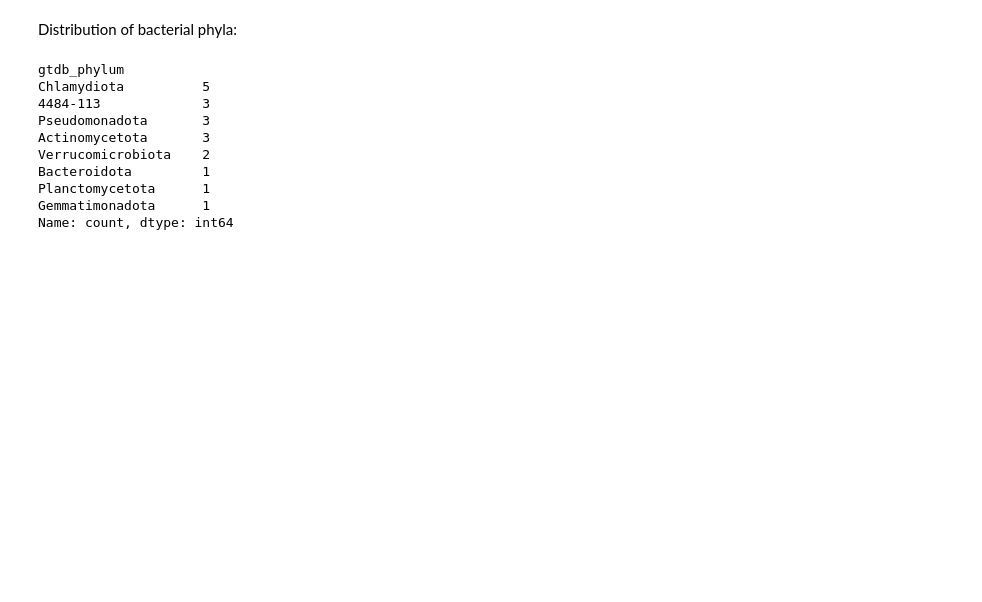
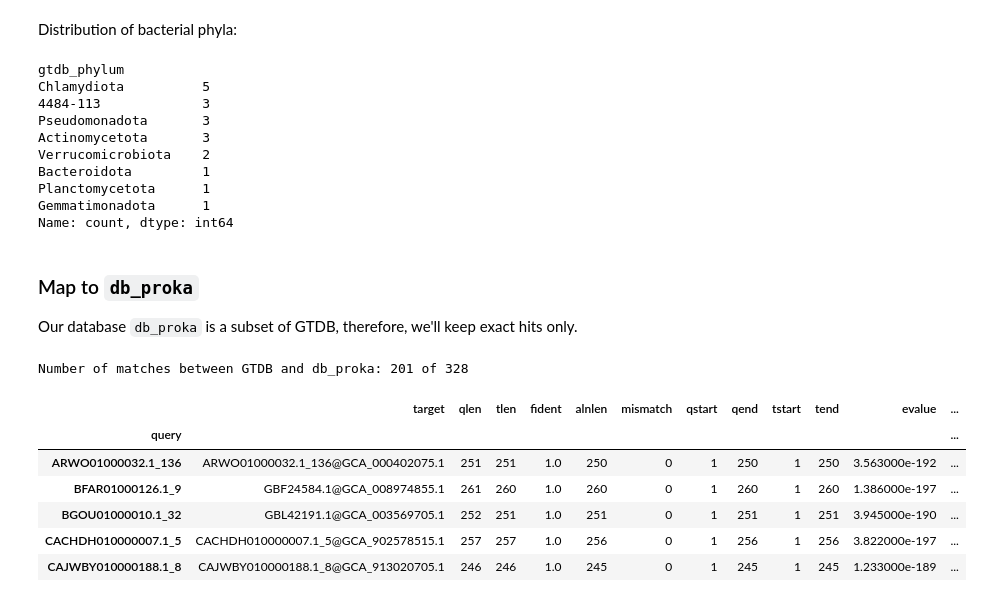
Before and after one commit to Chahrazadt87/AvB, a Jupyter notebook: notebook/homology_search.ipynb, the cells around one changed output. Cells and saved outputs as stored; diff of their text form; code cells hidden in the pictures; blank space fills up the shorter version.

Commit message:
Search output CSV

```diff
--- a/notebook/homology_search.ipynb
+++ b/notebook/homology_search.ipynb
@@ -113,3 +113,46 @@ Bacteroidota         1
 Planctomycetota      1
 Gemmatimonadota      1
 Name: count, dtype: int64
+# %% [markdown]
+### Map to `db_proka`
+
+Our database `db_proka` is a subset of GTDB, therefore, we'll keep exact hits only.
+# %%
+gtdb_to_db_proka = pd.read_csv(
+    data_folder / 'hydrolase_search' / 'gtdb_mapped_to_db_proka.tsv',
+    sep='\t',
+)
+
+gtdb_to_db_proka['coverage'] = gtdb_to_db_proka.apply(
+    lambda row: np.round(
+        100 * min(row['qlen'], row['tlen']) / max(row['qlen'], row['tlen']),
+        3,
+    ),
+    axis=1,
+)
+
+gtdb_to_db_proka = gtdb_to_db_proka.sort_values(
+    ['query', 'fident', 'mismatch', 'coverage', 'bits'],
+    ascending=[True, False, True, False, False],
+).drop_duplicates(
+    ['query', 'fident', 'mismatch', 'coverage', 'bits', 'target']
+).set_index('query')
+
+gtdb_to_db_proka = gtdb_to_db_proka[
+    (gtdb_to_db_proka['fident'] == 1.0) &
+    (gtdb_to_db_proka['mismatch'] == 0) &
+    (gtdb_to_db_proka['coverage'] > 99)
+]
+
+print(f'Number of matches between GTDB and db_proka: {len(gtdb_to_db_proka):,} of {len(gtdb_hits):,}')
+
+gtdb_to_db_proka.head()
+# %% [output]
+Number of matches between GTDB and db_proka: 201 of 328
+|  | target | qlen | tlen | fident | alnlen | mismatch | qstart | qend | tstart | tend | evalue | ... |
+| query |  |  |  |  |  |  |  |  |  |  |  | ... |
+| ARWO01000032.1_136 | ARWO01000032.1_136@GCA_000402075.1 | 251 | 251 | 1.0 | 250 | 0 | 1 | 250 | 1 | 250 | 3.563000e-192 | ... |
+| BFAR01000126.1_9 | GBF24584.1@GCA_008974855.1 | 261 | 260 | 1.0 | 260 | 0 | 1 | 260 | 1 | 260 | 1.386000e-197 | ... |
+| BGOU01000010.1_32 | GBL42191.1@GCA_003569705.1 | 252 | 251 | 1.0 | 251 | 0 | 1 | 251 | 1 | 251 | 3.945000e-190 | ... |
+| CACHDH010000007.1_5 | CACHDH010000007.1_5@GCA_902578515.1 | 257 | 257 | 1.0 | 256 | 0 | 1 | 256 | 1 | 256 | 3.822000e-197 | ... |
+| CAJWBY010000188.1_8 | CAJWBY010000188.1_8@GCA_913020705.1 | 246 | 246 | 1.0 | 245 | 0 | 1 | 245 | 1 | 245 | 1.233000e-189 | ... |
```
Also changed, not shown: parts of 19 cells of this notebook, 3 other files.
